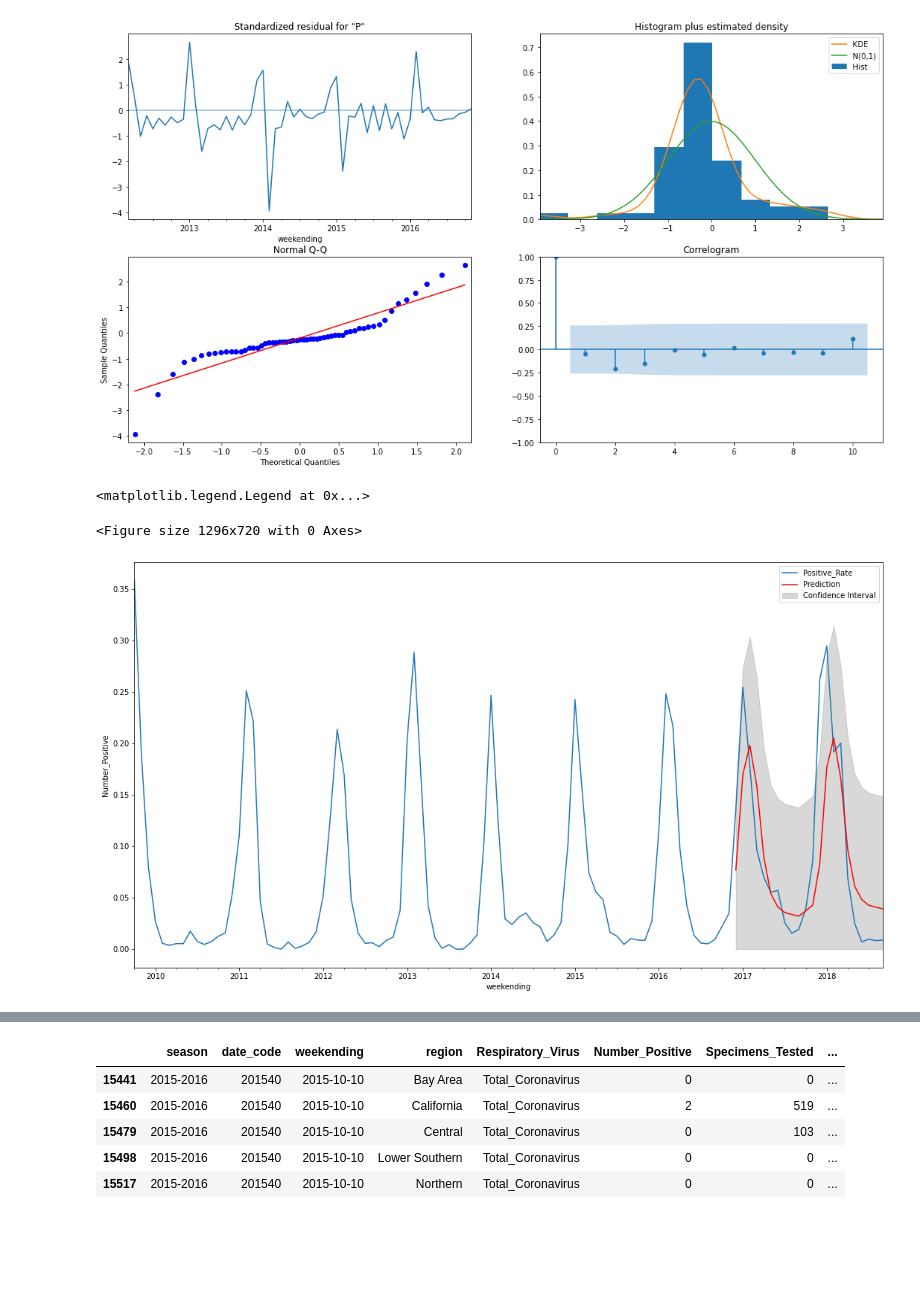
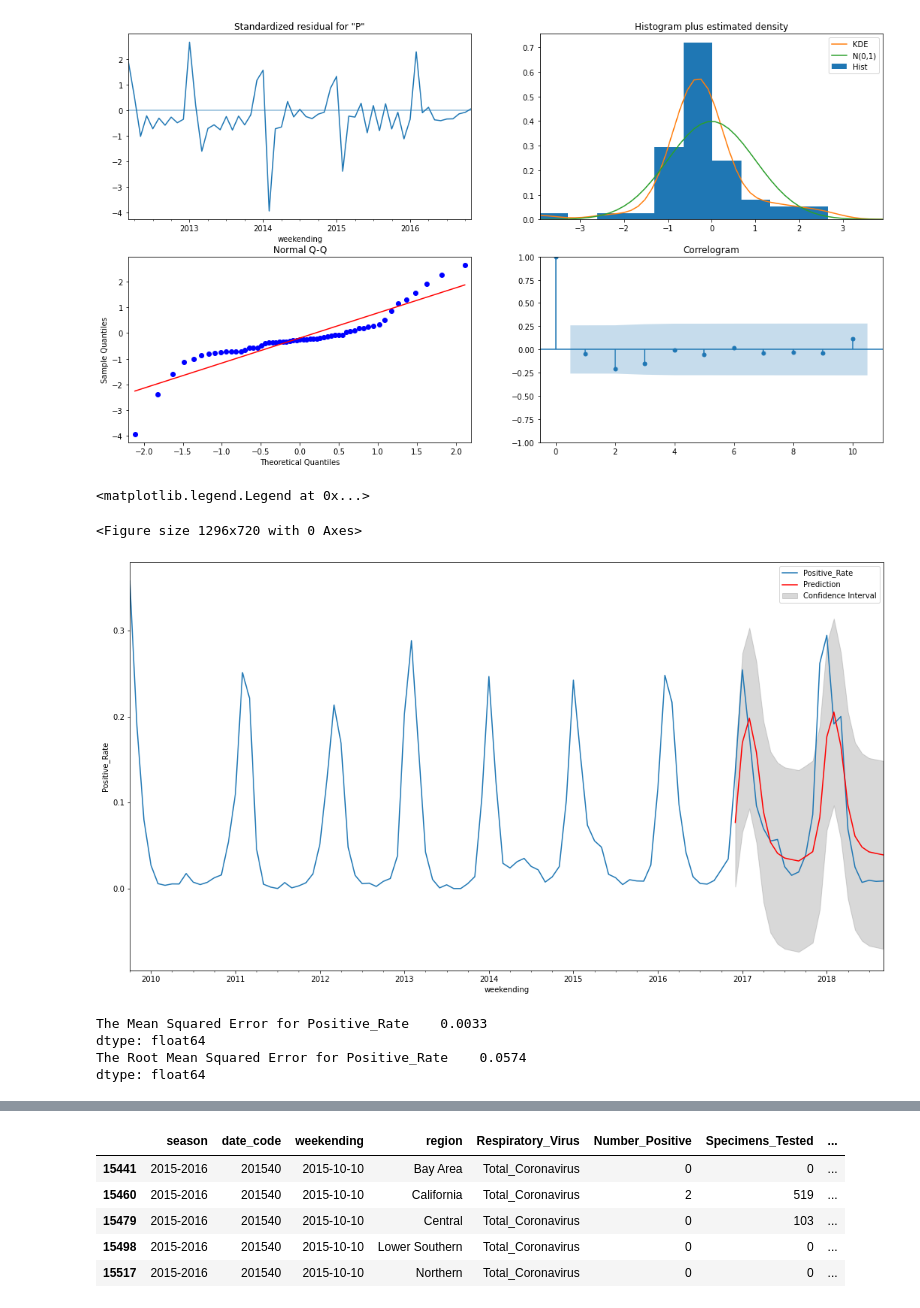
Before and after one commit to danypark91/ts_sarimax, a Jupyter notebook: flu.ipynb, the cells around one changed output, grey strips where cells are left out. Drawn from its saved outputs; the diff is of its cells as text; code cells hidden in the pictures; blank space fills up the shorter version.

```diff
--- a/flu.ipynb
+++ b/flu.ipynb
@@ -509,20 +509,33 @@ plt.show()
 # %%
 # Fitting test-set with the model
 inf_future2 = result2.get_prediction(start=test_inf2.index[0], end=test_inf2.index[21], dynamic=False)
 inf_future_int2 = inf_future2.conf_int()
 
 #Plotting observed values and predictions
 plt.figure(figsize=(18,10))
 
-ax = df_monthly_pos2.plot(label = "Number_Positive")
+ax = df_monthly_pos2.plot(label = "Positive_Rate")
 inf_future2.predicted_mean.plot(ax=ax, label="Prediction", color = 'Red')
 ax.fill_between(inf_future_int2.index,
+                inf_future_int2.iloc[:, 0],
                 inf_future_int2.iloc[:, 1],
                 color='grey', alpha=0.3, label = "Confidence Interval")
 
-plt.ylabel("Number_Positive")
+plt.ylabel("Positive_Rate")
 plt.legend()
 # %% [output]
 <matplotlib.legend.Legend at 0x...>
 <Figure size 1296x720 with 0 Axes>
-[figure, old version]
+[figure, new version]
+# %%
+# MSE
+predicted = inf_future2.predicted_mean.to_frame("Positive_Rate")
+actual = df_monthly_pos2[test_inf2.index[0]:]
+mse = ((predicted - test_inf2) ** 2).mean()
+print('The Mean Squared Error for {}'.format(round(mse, 4)))
+print('The Root Mean Squared Error for {}'.format(round(np.sqrt(mse), 4)))
+# %% [output]
+The Mean Squared Error for Positive_Rate    0.0033
+dtype: float64
+The Root Mean Squared Error for Positive_Rate    0.0574
+dtype: float64
```
Also changed, not shown: parts of 5 cells of this notebook.
